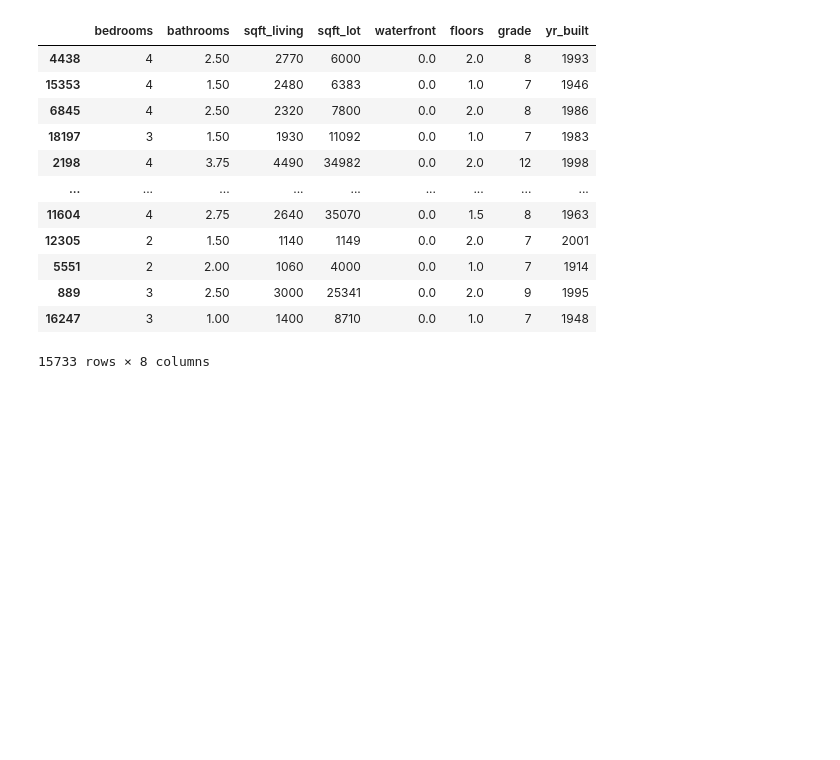
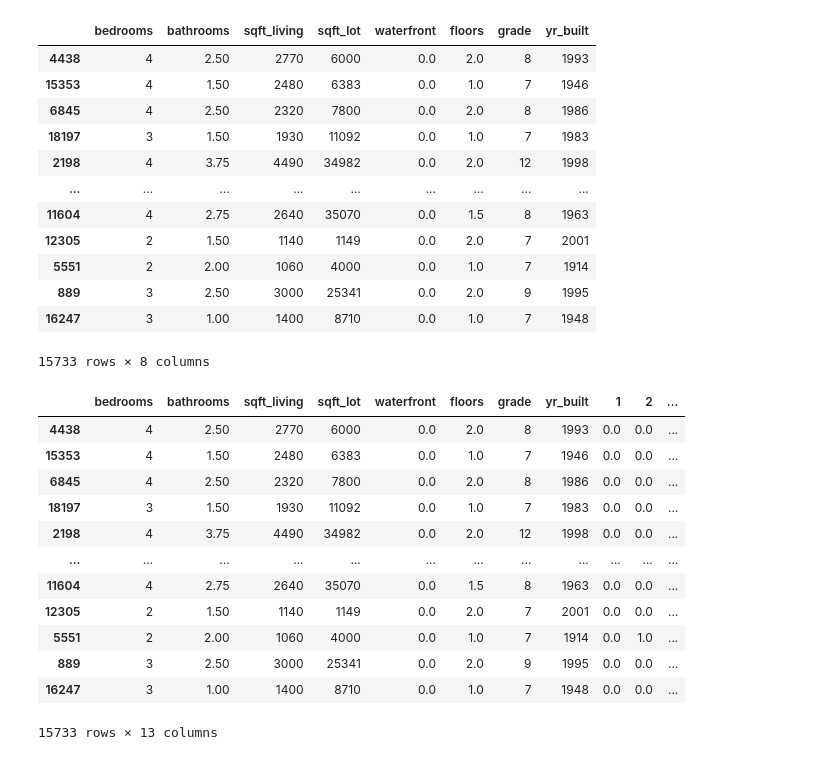
Before and after one commit to clydeochieng/dsc-phase-2-project, a Jupyter notebook: student.ipynb, the cells around one changed output. Saved outputs shown, nothing was run; the diff lists cells and outputs as text; code cells hidden in the pictures; blank space fills up the shorter version.

```diff
--- a/student.ipynb
+++ b/student.ipynb
@@ -1413,3 +1413,33 @@ X_train
 | 889 | 3 | 2.50 | 3000 | 25341 | 0.0 | 2.0 | 9 | 1995 |
 | 16247 | 3 | 1.00 | 1400 | 8710 | 0.0 | 1.0 | 7 | 1948 |
 15733 rows × 8 columns
+# %%
+import pandas as pd
+from scipy.sparse import csr_matrix
+
+# Assuming condition_encoded_train is your one-hot encoded matrix
+# Convert the csr_matrix to a DataFrame
+condition_encoded_train_df = pd.DataFrame.sparse.from_spmatrix(
+    condition_encoded_train,
+    columns=ohe.categories_[0],
+    index=X_train.index
+)
+
+# Concatenate the new dataframe with the current df
+X_train = pd.concat([X_train, condition_encoded_train_df], axis=1)
+
+X_train
+# %% [output]
+|  | bedrooms | bathrooms | sqft_living | sqft_lot | waterfront | floors | grade | yr_built | 1 | 2 | ... |
+| 4438 | 4 | 2.50 | 2770 | 6000 | 0.0 | 2.0 | 8 | 1993 | 0.0 | 0.0 | ... |
+| 15353 | 4 | 1.50 | 2480 | 6383 | 0.0 | 1.0 | 7 | 1946 | 0.0 | 0.0 | ... |
+| 6845 | 4 | 2.50 | 2320 | 7800 | 0.0 | 2.0 | 8 | 1986 | 0.0 | 0.0 | ... |
+| 18197 | 3 | 1.50 | 1930 | 11092 | 0.0 | 1.0 | 7 | 1983 | 0.0 | 0.0 | ... |
+| 2198 | 4 | 3.75 | 4490 | 34982 | 0.0 | 2.0 | 12 | 1998 | 0.0 | 0.0 | ... |
+| ... | ... | ... | ... | ... | ... | ... | ... | ... | ... | ... | ... |
+| 11604 | 4 | 2.75 | 2640 | 35070 | 0.0 | 1.5 | 8 | 1963 | 0.0 | 0.0 | ... |
+| 12305 | 2 | 1.50 | 1140 | 1149 | 0.0 | 2.0 | 7 | 2001 | 0.0 | 0.0 | ... |
+| 5551 | 2 | 2.00 | 1060 | 4000 | 0.0 | 1.0 | 7 | 1914 | 0.0 | 1.0 | ... |
+| 889 | 3 | 2.50 | 3000 | 25341 | 0.0 | 2.0 | 9 | 1995 | 0.0 | 0.0 | ... |
+| 16247 | 3 | 1.00 | 1400 | 8710 | 0.0 | 1.0 | 7 | 1948 | 0.0 | 0.0 | ... |
+15733 rows × 13 columns
```
